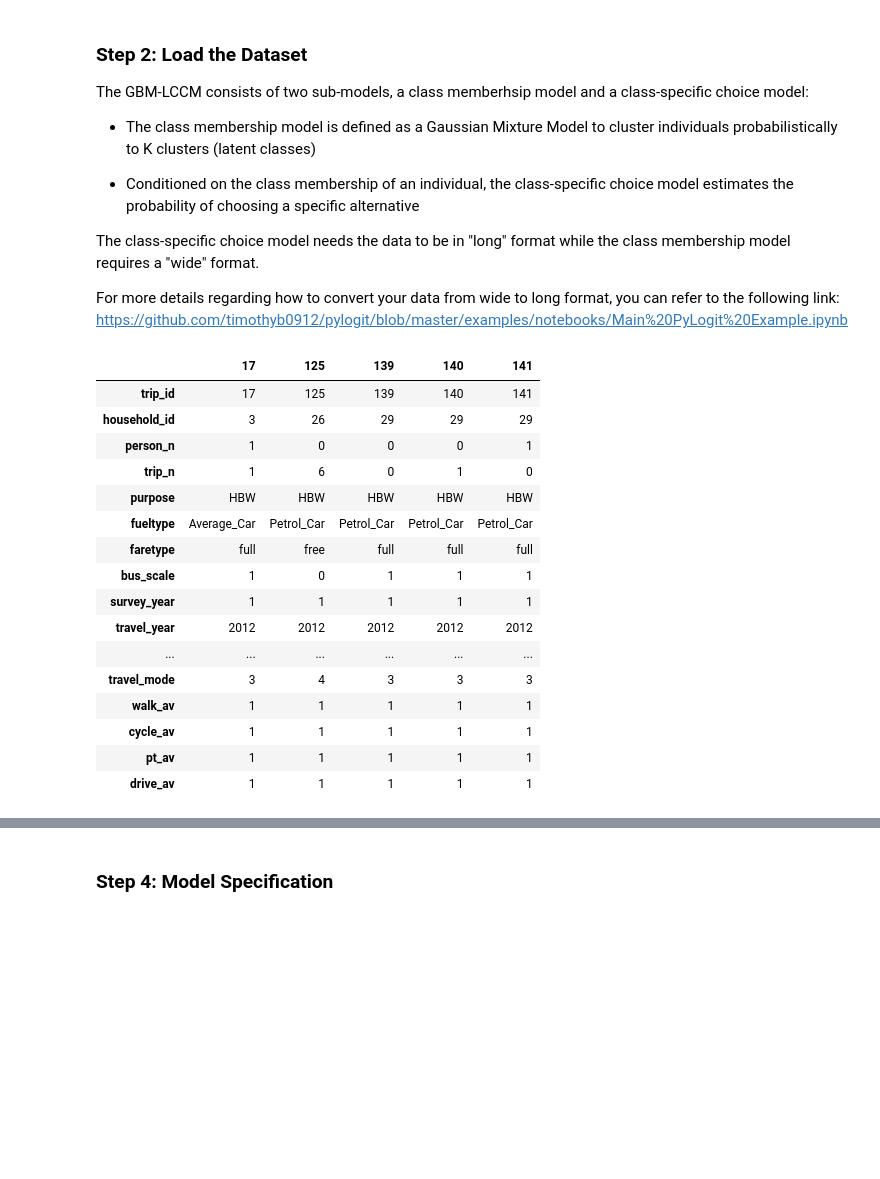
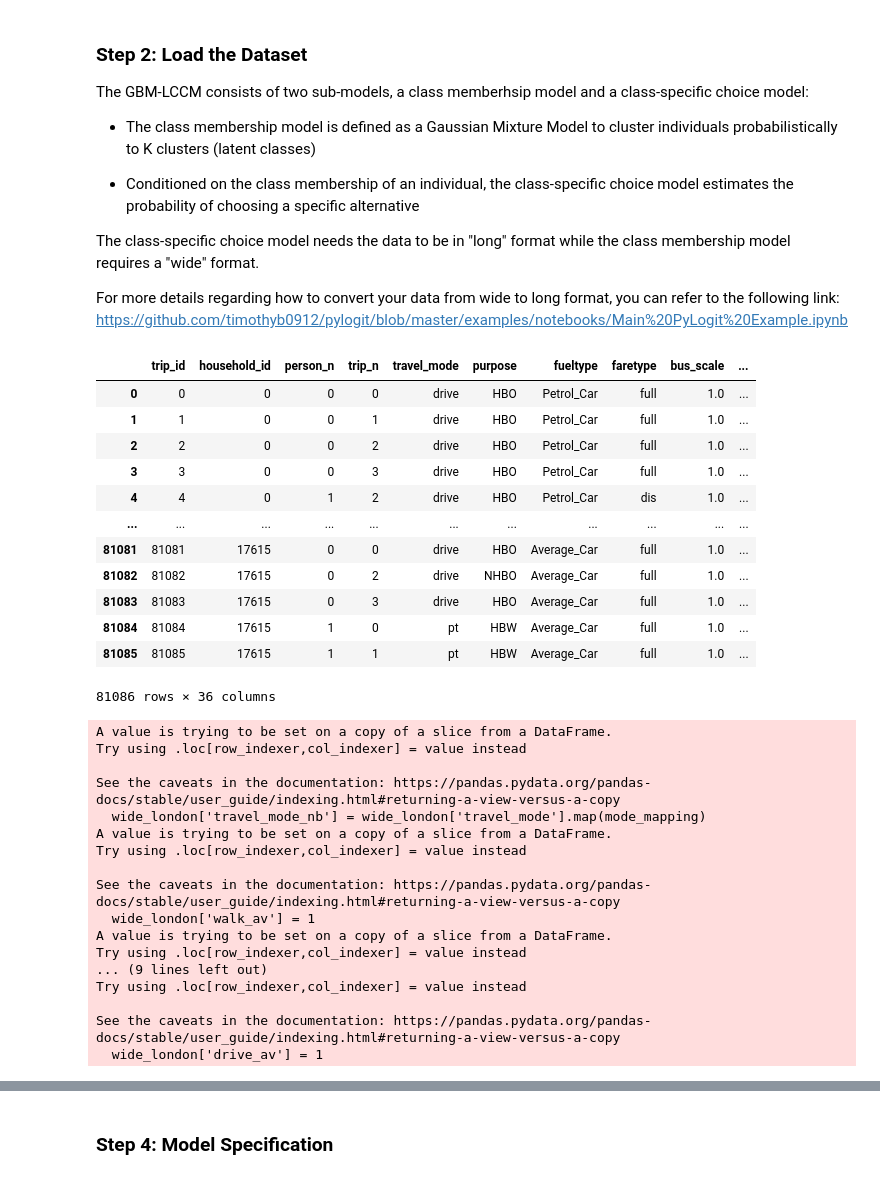
Before and after one commit to gsfeir/GBM-LCCM, a Jupyter notebook: GBM_LCCM_Example.ipynb, the cells around one changed output, grey strips where cells are left out. Cells and saved outputs as stored; diff of their text form; code cells hidden in the pictures; blank space fills up the shorter version.

```diff
--- a/GBM_LCCM_Example.ipynb
+++ b/GBM_LCCM_Example.ipynb
@@ -40,5 +40,21 @@ wide_london = pd.read_csv(open('.../Data/' + 'dataset.csv','rb'))
 
 # the .copy() returns a copy of the dataset and ensures that modifications are made to a copy and not the original data
 wide_london = wide_london.copy()
+# %%
+wide_london
+# %% [output]
+|  | trip_id | household_id | person_n | trip_n | travel_mode | purpose | fueltype | faretype | bus_scale | ... |
+| 0 | 0 | 0 | 0 | 0 | drive | HBO | Petrol_Car | full | 1.0 | ... |
+| 1 | 1 | 0 | 0 | 1 | drive | HBO | Petrol_Car | full | 1.0 | ... |
+| 2 | 2 | 0 | 0 | 2 | drive | HBO | Petrol_Car | full | 1.0 | ... |
+| 3 | 3 | 0 | 0 | 3 | drive | HBO | Petrol_Car | full | 1.0 | ... |
+| 4 | 4 | 0 | 1 | 2 | drive | HBO | Petrol_Car | dis | 1.0 | ... |
+| ... | ... | ... | ... | ... | ... | ... | ... | ... | ... | ... |
+| 81081 | 81081 | 17615 | 0 | 0 | drive | HBO | Average_Car | full | 1.0 | ... |
+| 81082 | 81082 | 17615 | 0 | 2 | drive | NHBO | Average_Car | full | 1.0 | ... |
+| 81083 | 81083 | 17615 | 0 | 3 | drive | HBO | Average_Car | full | 1.0 | ... |
+| 81084 | 81084 | 17615 | 1 | 0 | pt | HBW | Average_Car | full | 1.0 | ... |
+| 81085 | 81085 | 17615 | 1 | 1 | pt | HBW | Average_Car | full | 1.0 | ... |
+81086 rows × 36 columns
 # %%
 # for this application we will only use Home-Based Work (HBW) trips
@@ -46,26 +65,34 @@ wide_london = wide_london[wide_london.purpose == "HBW"]
 # %%
-# look at the first 5 rows of the data
-wide_london.head(5).T
+# Note that 5 columns need to be added to the original dataset:
+# - travel_mode_nb: 1 for walk, 2 for cycle, 3 for pt, and 4 for drive
+# - walk_av, cycle_av, pt_av, drive_av: to determine the availability of each mode (1 if available and 0 otherwise).
+# For simplicity, we assume that all modes are available for all individuals
 
-# Note that 5 columns are added to the original dataset:
-# - travel_mode: 1 for walk, 2 for cycle, 3 for pt, and 4 for drive
-# - walk_av, cycle_av, pt_av, drive_av: to determine the availability of each mode (1 if available and 0 otherwise).
-#   For simplicity, we assume that all modes are available for all individuals
+# Define mapping
+mode_mapping = {'walk': 1, 'cycle': 2, 'pt': 3, 'drive': 4}
+
+# Apply mapping
+wide_london['travel_mode_nb'] = wide_london['travel_mode'].map(mode_mapping)
+
+wide_london['walk_av'] = 1
+wide_london['cycle_av'] = 1
+wide_london['pt_av'] = 1
+wide_london['drive_av'] = 1
 # %% [output]
-|  | 17 | 125 | 139 | 140 | 141 |
-| trip_id | 17 | 125 | 139 | 140 | 141 |
-| household_id | 3 | 26 | 29 | 29 | 29 |
-| person_n | 1 | 0 | 0 | 0 | 1 |
-| trip_n | 1 | 6 | 0 | 1 | 0 |
-| purpose | HBW | HBW | HBW | HBW | HBW |
-| fueltype | Average_Car | Petrol_Car | Petrol_Car | Petrol_Car | Petrol_Car |
-| faretype | full | free | full | full | full |
-| bus_scale | 1 | 0 | 1 | 1 | 1 |
-| survey_year | 1 | 1 | 1 | 1 | 1 |
-| travel_year | 2012 | 2012 | 2012 | 2012 | 2012 |
-| ... | ... | ... | ... | ... | ... |
-| travel_mode | 3 | 4 | 3 | 3 | 3 |
-| walk_av | 1 | 1 | 1 | 1 | 1 |
-| cycle_av | 1 | 1 | 1 | 1 | 1 |
-| pt_av | 1 | 1 | 1 | 1 | 1 |
-| drive_av | 1 | 1 | 1 | 1 | 1 |
+A value is trying to be set on a copy of a slice from a DataFrame.
+Try using .loc[row_indexer,col_indexer] = value instead
+
+See the caveats in the documentation: https://pandas.pydata.org/pandas-docs/stable/user_guide/indexing.html#returning-a-view-versus-a-copy
+  wide_london['travel_mode_nb'] = wide_london['travel_mode'].map(mode_mapping)
+A value is trying to be set on a copy of a slice from a DataFrame.
+Try using .loc[row_indexer,col_indexer] = value instead
+
+See the caveats in the documentation: https://pandas.pydata.org/pandas-docs/stable/user_guide/indexing.html#returning-a-view-versus-a-copy
+  wide_london['walk_av'] = 1
+A value is trying to be set on a copy of a slice from a DataFrame.
+Try using .loc[row_indexer,col_indexer] = value instead
+... (9 lines left out)
+Try using .loc[row_indexer,col_indexer] = value instead
+
+See the caveats in the documentation: https://pandas.pydata.org/pandas-docs/stable/user_guide/indexing.html#returning-a-view-versus-a-copy
+  wide_london['drive_av'] = 1
```
Also changed, not shown: parts of 9 cells of this notebook.
